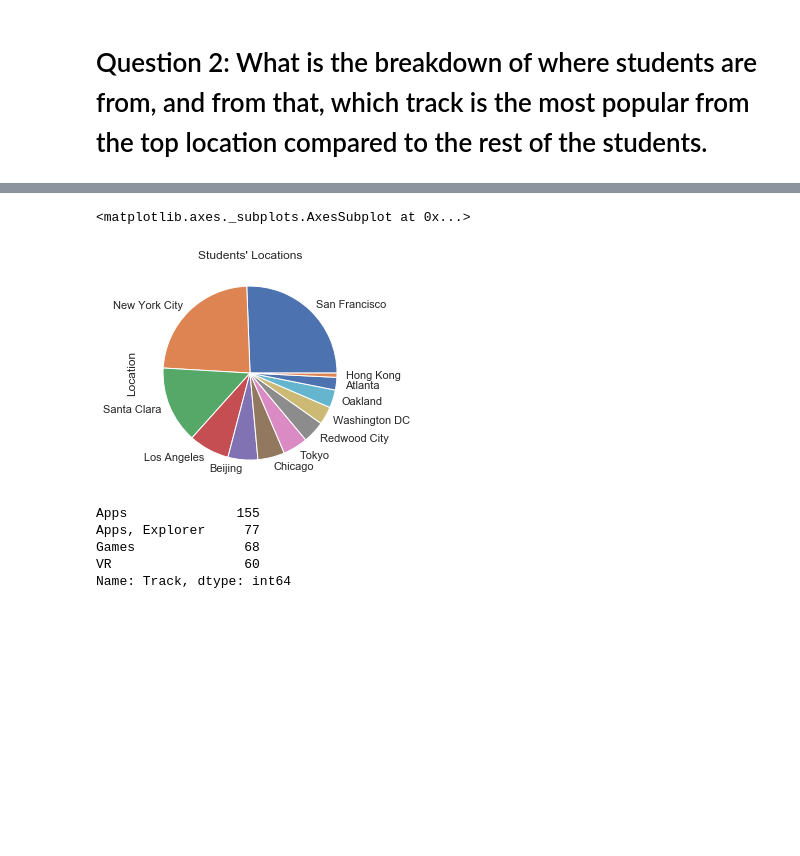
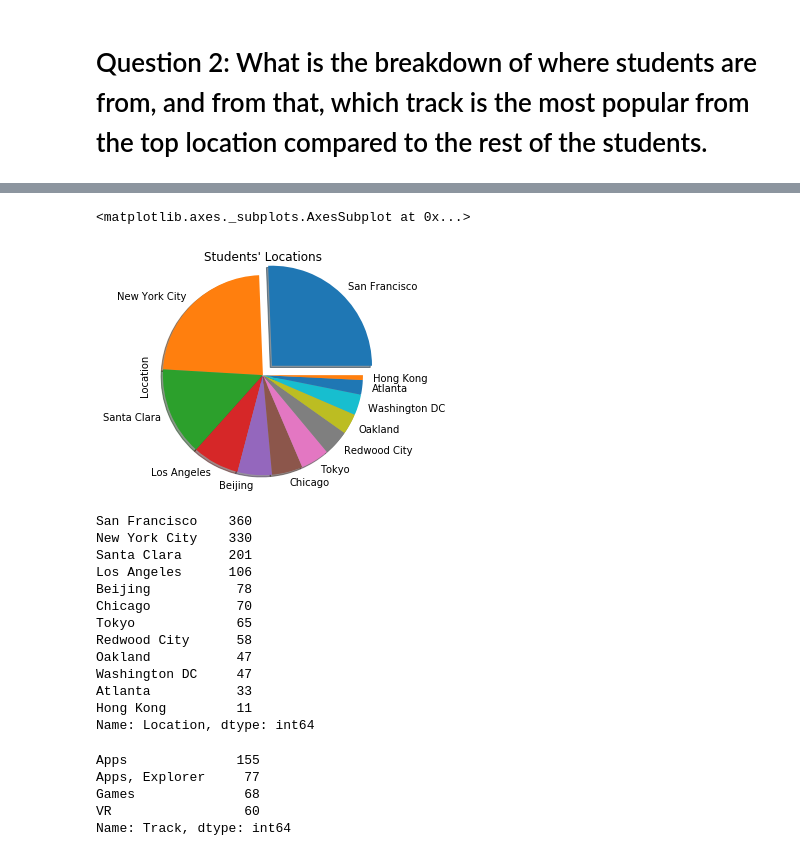
Before and after one commit to jon-infante/NPS_project, a Jupyter notebook: MidProject.ipynb, the cells around one changed output, grey strips where cells are left out. Cells and saved outputs as stored; diff of their text form; code cells hidden in the pictures; blank space fills up the shorter version.

```diff
--- a/MidProject.ipynb
+++ b/MidProject.ipynb
@@ -101,11 +117,28 @@ Oakland           47
 Atlanta           33
 Hong Kong         11
 Name: Location, dtype: int64
+# %%
+explode = (0.15, 0, 0, 0, 0, 0, 0, 0, 0, 0, 0 ,0)
+df['Location'].value_counts().plot(kind='pie', title="Students' Locations", explode=explode, shadow=True, radius=1.15)
+# %% [output]
+<matplotlib.axes._subplots.AxesSubplot at 0x...>
+[figure, added]
 # %%
-df['Location'].value_counts().plot(kind='pie', title="Students' Locations")
+df['Location'].value_counts()
 # %% [output]
-<matplotlib.axes._subplots.AxesSubplot at 0x...>
+San Francisco    360
+New York City    330
+Santa Clara      201
+Los Angeles      106
+Beijing           78
+Chicago           70
+Tokyo             65
+Redwood City      58
+Oakland           47
+Washington DC     47
+Atlanta           33
+Hong Kong         11
+Name: Location, dtype: int64
-[figure, removed]
 # %%
 df[df['Location'] == 'San Francisco']['Track'].value_counts()
 # %% [output]
```
Also changed, not shown: parts of 13 cells of this notebook.
